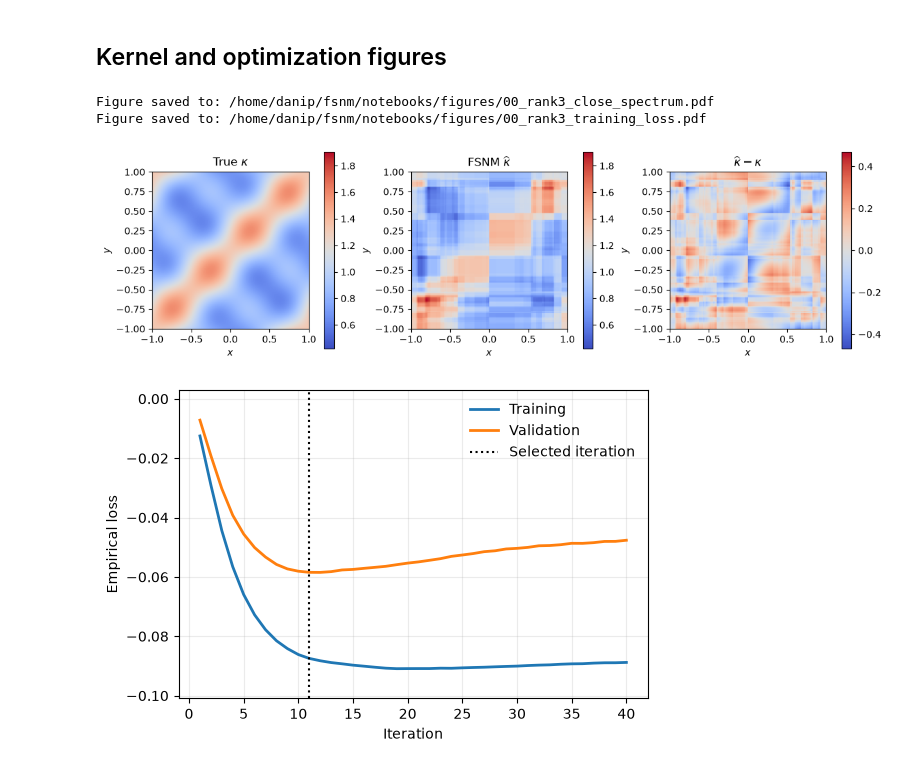
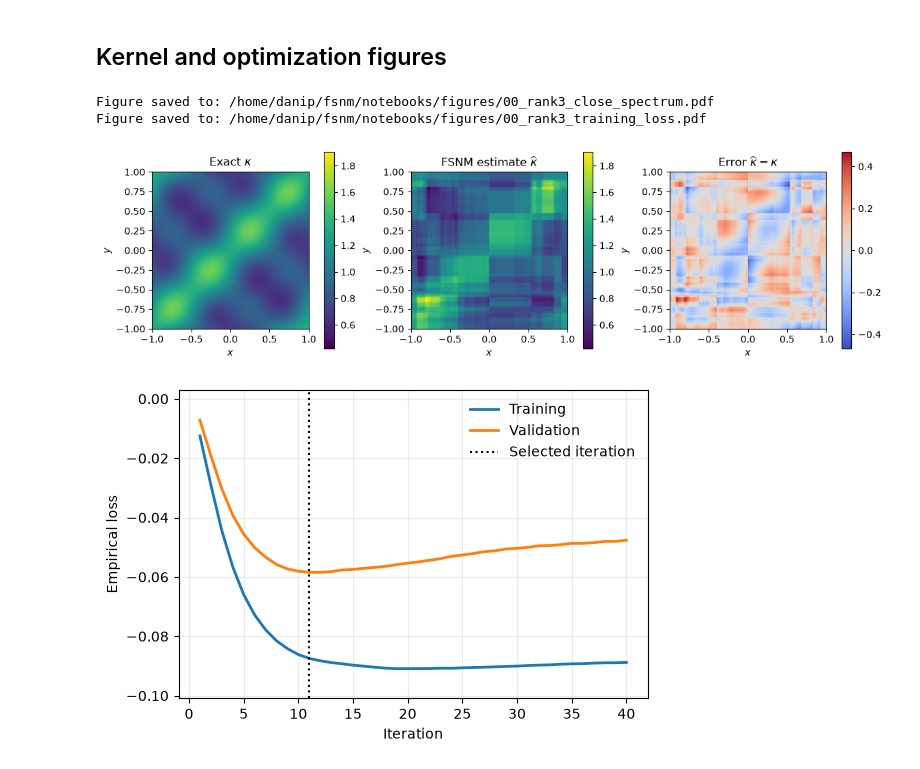
Before and after one commit to thiagorr162/fsnm, a Jupyter notebook: notebooks/01_rank3_kernel_recovery.ipynb, the cells around one changed output. Drawn from its saved outputs; the diff is of its cells as text; code cells hidden in the pictures.

```diff
--- a/notebooks/01_rank3_kernel_recovery.ipynb
+++ b/notebooks/01_rank3_kernel_recovery.ipynb
@@ -137,15 +137,15 @@ fig, axes = plt.subplots(1, 3, figsize=(11.5, 3.6), constrained_layout=True)
 for axis, (values, title) in zip(
     axes[:2],
     [
-        (kappa_true, r"True $\kappa$"),
-        (kappa_estimated, r"FSNM $\widehat\kappa$"),
+        (kappa_true, r"Exact $\kappa$"),
+        (kappa_estimated, r"FSNM estimate $\widehat\kappa$"),
     ],
 ):
     image = axis.imshow(
         values.T,
         origin="lower",
         extent=[-1, 1, -1, 1],
-        cmap="coolwarm",
+        cmap="viridis",
         vmin=value_limits[0],
         vmax=value_limits[1],
     )
@@ -162,39 +162,39 @@ image = axes[2].imshow(
     vmin=-error_limit,
     vmax=error_limit,
 )
-axes[2].set(title=r"$\widehat\kappa-\kappa$", xlabel="$x$", ylabel="$y$")
+axes[2].set(title=r"Error $\widehat\kappa-\kappa$", xlabel="$x$", ylabel="$y$")
 fig.colorbar(image, ax=axes[2], shrink=0.82)
 
 project_directory = Path.cwd()
 figure_directory = project_directory / "figures"
 figure_directory.mkdir(exist_ok=True)
 figure_path = figure_directory / "00_rank3_close_spectrum.pdf"
 fig.savefig(figure_path, dpi=200, bbox_inches="tight")
 print(f"Figure saved to: {figure_path}")
 
 iterations = np.arange(1, len(history_fsnm["training_loss"]) + 1)
 loss_figure, loss_axis = plt.subplots(figsize=(5.5, 3.6), constrained_layout=True)
 loss_axis.plot(
     iterations, history_fsnm["training_loss"],
     color="tab:blue", linewidth=2, label="Training",
 )
 loss_axis.plot(
     iterations, history_fsnm["validation_loss"],
     color="tab:orange", linewidth=2, label="Validation",
 )
 loss_axis.axvline(
     selected["n_iterations"], color="black",
     linestyle=":", linewidth=1.5, label="Selected iteration",
 )
 loss_axis.set(xlabel="Iteration", ylabel="Empirical loss")
 loss_axis.grid(alpha=0.25)
 loss_axis.margins(y=0.12)
 loss_axis.legend(frameon=False)
 loss_path = figure_directory / "00_rank3_training_loss.pdf"
 loss_figure.savefig(loss_path, dpi=200, bbox_inches="tight")
 print(f"Figure saved to: {loss_path}")
 # %% [output]
 Figure saved to: /home/danip/fsnm/notebooks/figures/00_rank3_close_spectrum.pdf
 Figure saved to: /home/danip/fsnm/notebooks/figures/00_rank3_training_loss.pdf
-[figure, old version]
+[figure, new version]
 [figure]
```
